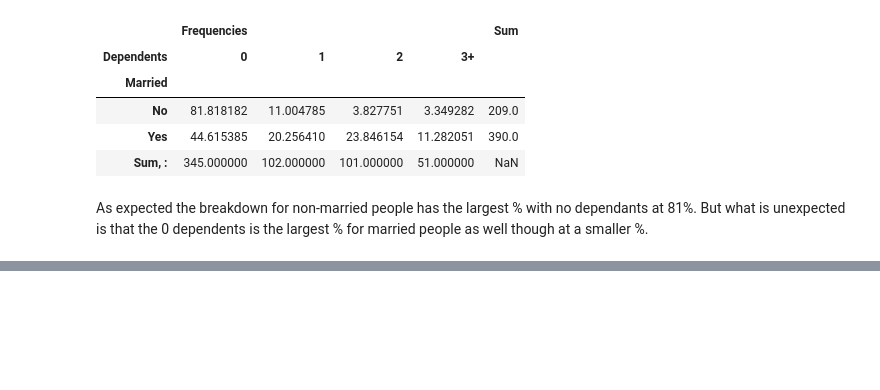
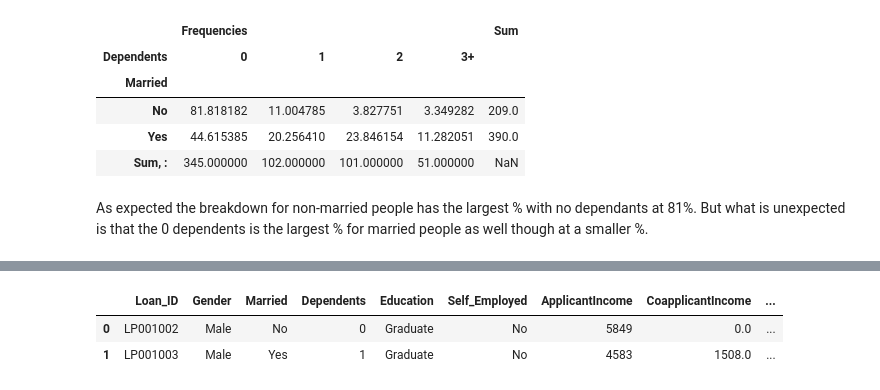
Before and after one commit to AnithaJoslin/test_repo, a Jupyter notebook: Loan Prediction.ipynb, the cells around one changed output, grey strips where cells are left out. Drawn from its saved outputs; the diff is of its cells as text; code cells hidden in the pictures; blank space fills up the shorter version.

```diff
--- a/Loan Prediction.ipynb
+++ b/Loan Prediction.ipynb
@@ -424,0 +429,6 @@ sns.heatmap(num_corr, annot=True)
+# %%
+data.head(2)
+# %% [output]
+|  | Loan_ID | Gender | Married | Dependents | Education | Self_Employed | ApplicantIncome | CoapplicantIncome | ... |
+| 0 | LP001002 | Male | No | 0 | Graduate | No | 5849 | 0.0 | ... |
+| 1 | LP001003 | Male | Yes | 1 | Graduate | No | 4583 | 1508.0 | ... |
```
Also changed, not shown: parts of 22 cells of this notebook.
